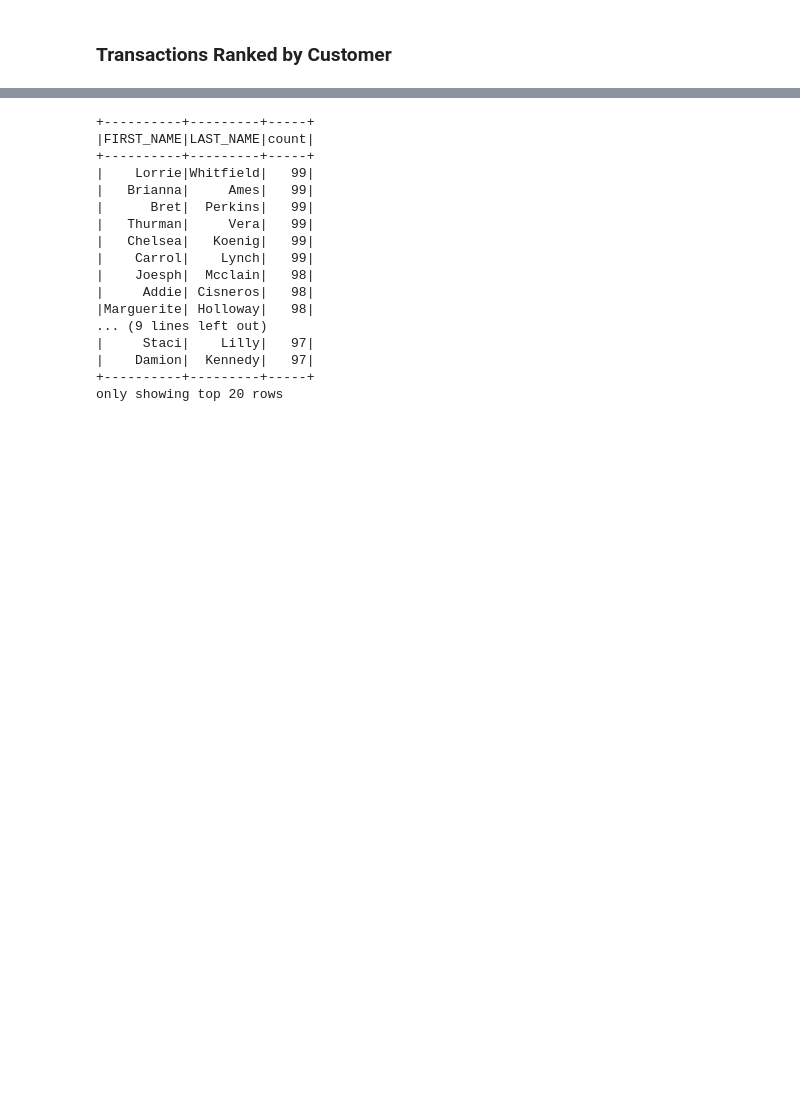
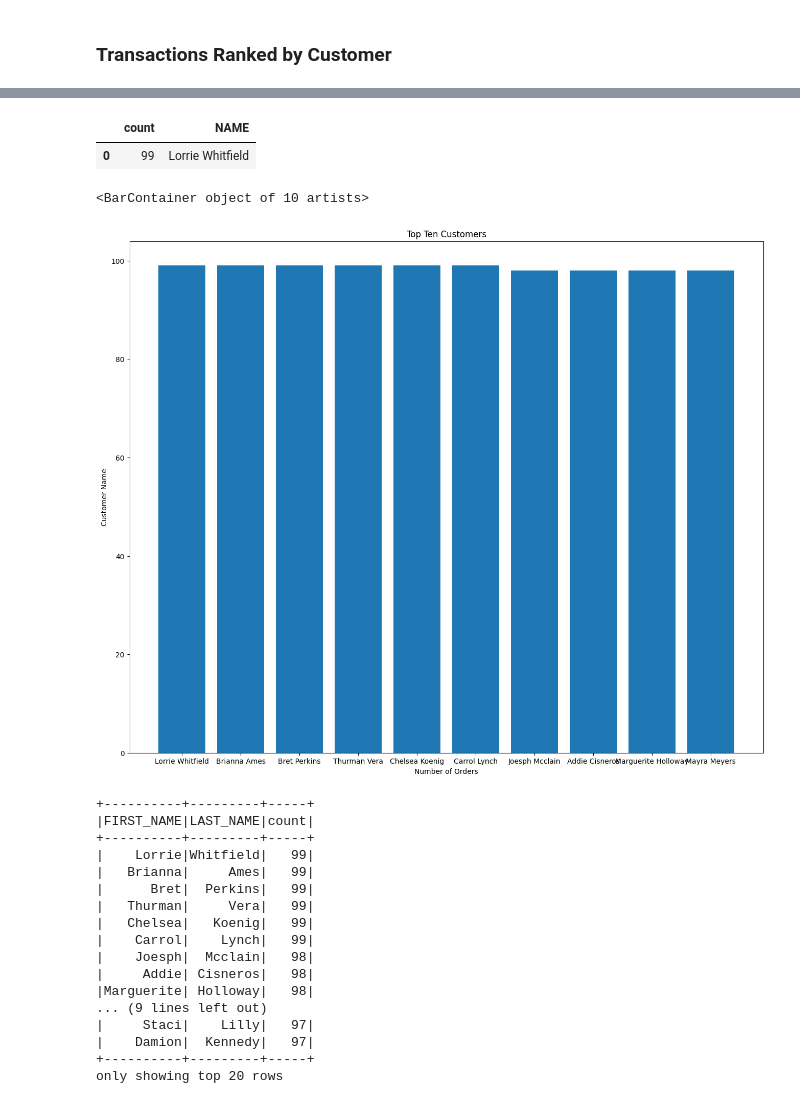
Before and after one commit to The-Captain-William/Per-Scholas-Capstone, a Jupyter notebook: main/Data Viz/data_viz_jupyter_1.ipynb, the cells around one changed output, grey strips where cells are left out. Cells and saved outputs as stored; diff of their text form; code cells hidden in the pictures; blank space fills up the shorter version.

Commit message:
Completed Graphs and Added Images

```diff
--- a/main/Data Viz/data_viz_jupyter_1.ipynb
+++ b/main/Data Viz/data_viz_jupyter_1.ipynb
@@ -208,3 +234,25 @@ transactions_per_customer = spark_sesh.createDataFrame(customer_state_transactio
+# %%
+to_pd['NAME'] = to_pd['FIRST_NAME'] + " " + to_pd['LAST_NAME']
+# %%
+to_pd.head(1)
+# %% [output]
+|  | count | NAME |
+| 0 | 99 | Lorrie Whitfield |
+# %%
+to_pd = to_pd.drop(['FIRST_NAME', 'LAST_NAME'], axis=1)
+# %%
+sample = to_pd.iloc[:10]
+# %%
+sample = sample.to_pandas()  # too many issues with pandas api
+# %%
+plt.figure(figsize=(16, 13))
+plt.title('Top Ten Customers')
+plt.xlabel('Number of Orders')
+plt.ylabel('Customer Name')
+plt.bar(sample['NAME'], sample['count'])
+# %% [output]
+<BarContainer object of 10 artists>
+[figure, added]
 # %%
 transactions_per_customer.show()
 # %% [output]
```
Also changed, not shown: parts of 15 cells of this notebook, 7 other files.
